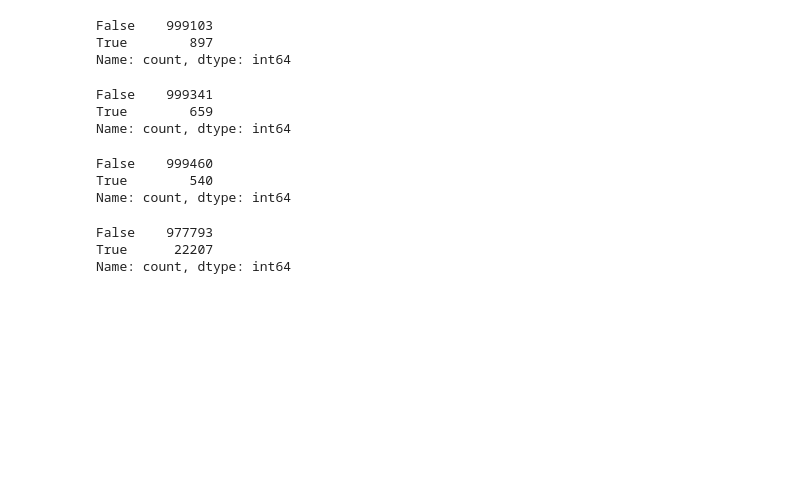
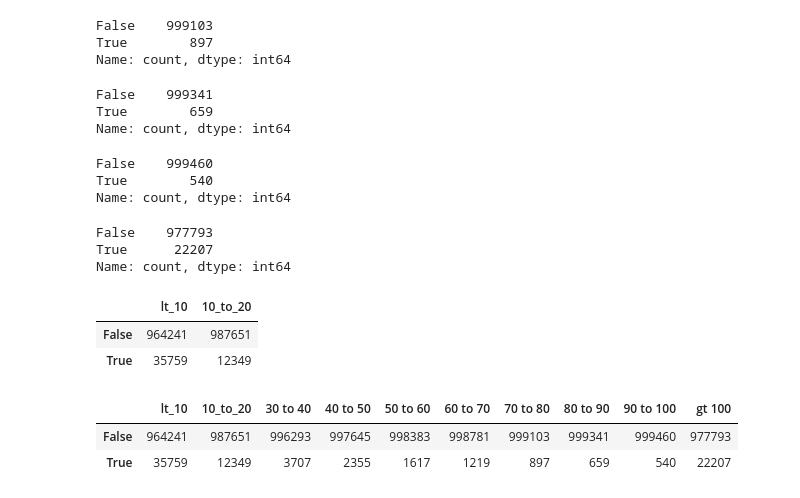
Before and after one commit to Yomi123-tech/NeuedaGroup44, a Jupyter notebook: test_file-Somya.ipynb, the cells around one changed output. Saved outputs shown, nothing was run; the diff lists cells and outputs as text; code cells hidden in the pictures; blank space fills up the shorter version.

```diff
--- a/test_file-Somya.ipynb
+++ b/test_file-Somya.ipynb
@@ -276,0 +283,6 @@ Name: count, dtype: int64
+# %%
+df_dc['20 to 30'] = ((20 < df['distance_from_home']) & (df['distance_from_home'] <= 30) & df['fraud']).value_counts()
+# %% [output]
+|  | lt_10 | 10_to_20 |
+| False | 964241 | 987651 |
+| True | 35759 | 12349 |
@@ -276,0 +297,14 @@ Name: count, dtype: int64
+# %%
+df_dc['70 to 80'] = ((70 < df['distance_from_home']) & (df['distance_from_home'] <= 80) & df['fraud']).value_counts()
+# %%
+df_dc['80 to 90'] = ((80 < df['distance_from_home']) & (df['distance_from_home'] <= 90) & df['fraud']).value_counts()
+# %%
+df_dc['90 to 100'] = ((90 < df['distance_from_home']) & (df['distance_from_home'] <= 100) & df['fraud']).value_counts()
+# %%
+df_dc['gt 100'] = ((df['distance_from_home'] > 100) & df['fraud']).value_counts()
+# %%
+df_dc
+# %% [output]
+|  | lt_10 | 10_to_20 | 30 to 40 | 40 to 50 | 50 to 60 | 60 to 70 | 70 to 80 | 80 to 90 | 90 to 100 | gt 100 |
+| False | 964241 | 987651 | 996293 | 997645 | 998383 | 998781 | 999103 | 999341 | 999460 | 977793 |
+| True | 35759 | 12349 | 3707 | 2355 | 1617 | 1219 | 897 | 659 | 540 | 22207 |
```
Also changed, not shown: parts of 14 cells of this notebook, 2 other files.
